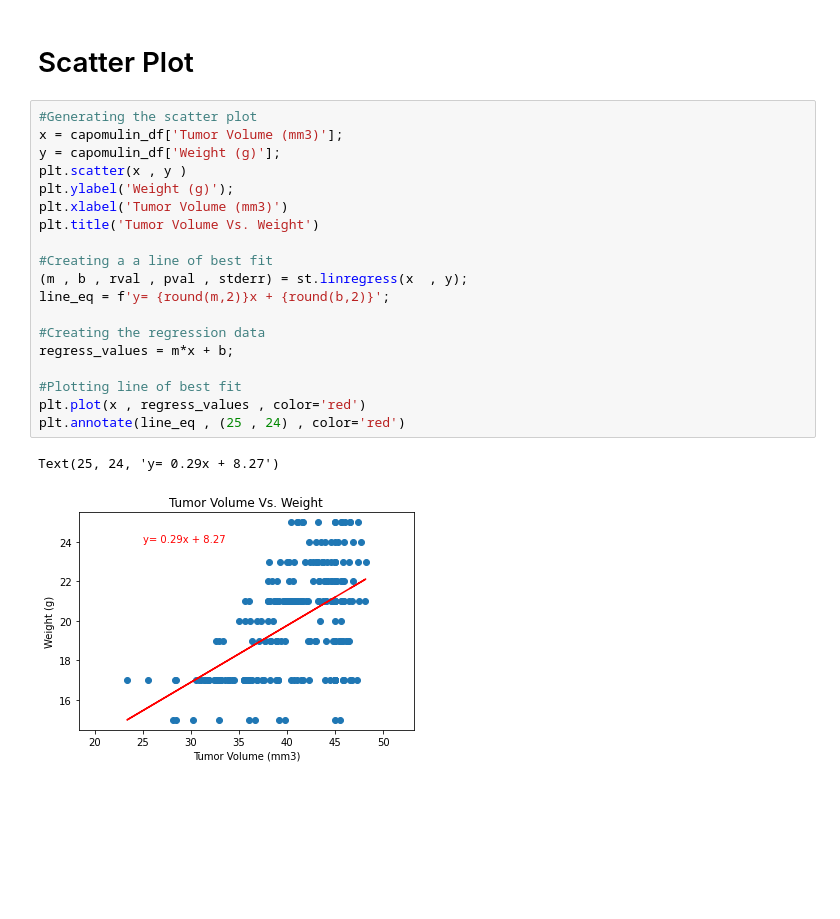
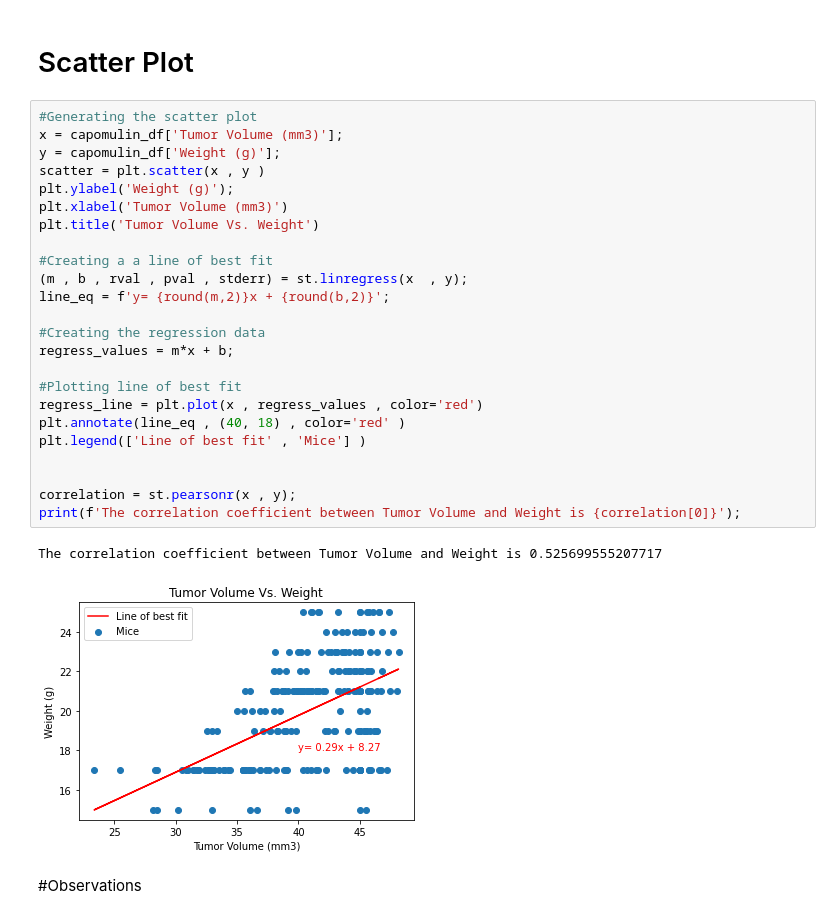
Before and after one commit to awesomepack/Pymaceuticals, a Jupyter notebook: Pymaceuticals.ipynb, the cells around one changed output. Saved outputs shown, nothing was run; the diff lists cells and outputs as text; blank space fills up the shorter version.

```diff
--- a/Pymaceuticals.ipynb
+++ b/Pymaceuticals.ipynb
@@ -222,22 +220,29 @@ mouse_m957.plot(x = 'Timepoint' , y = 'Tumor Volume (mm3)' , title = 'Timepoint
 # %%
 #Generating the scatter plot
 x = capomulin_df['Tumor Volume (mm3)'];
 y = capomulin_df['Weight (g)'];
-plt.scatter(x , y )
+scatter = plt.scatter(x , y )
 plt.ylabel('Weight (g)');
 plt.xlabel('Tumor Volume (mm3)')
 plt.title('Tumor Volume Vs. Weight')
 
 #Creating a a line of best fit
 (m , b , rval , pval , stderr) = st.linregress(x  , y);
 line_eq = f'y= {round(m,2)}x + {round(b,2)}';
 
 #Creating the regression data
 regress_values = m*x + b;
 
 #Plotting line of best fit
-plt.plot(x , regress_values , color='red')
-plt.annotate(line_eq , (25 , 24) , color='red')
+regress_line = plt.plot(x , regress_values , color='red')
+plt.annotate(line_eq , (40, 18) , color='red' )
+plt.legend(['Line of best fit' , 'Mice'] )
+
+
+correlation = st.pearsonr(x , y);
+print(f'The correlation coefficient between Tumor Volume and Weight is {correlation[0]}');
 # %% [output]
-Text(25, 24, 'y= 0.29x + 8.27')
+The correlation coefficient between Tumor Volume and Weight is 0.525699555207717
-[figure, old version]
+[figure, new version]
+# %% [markdown]
+#Observations
```
Also changed, not shown: parts of 7 cells of this notebook.
